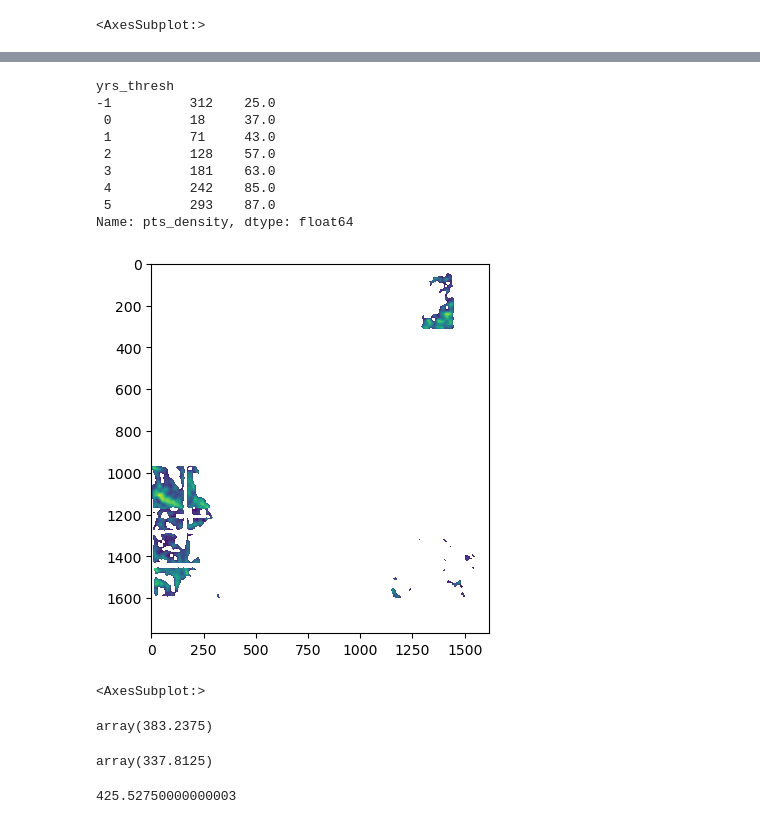
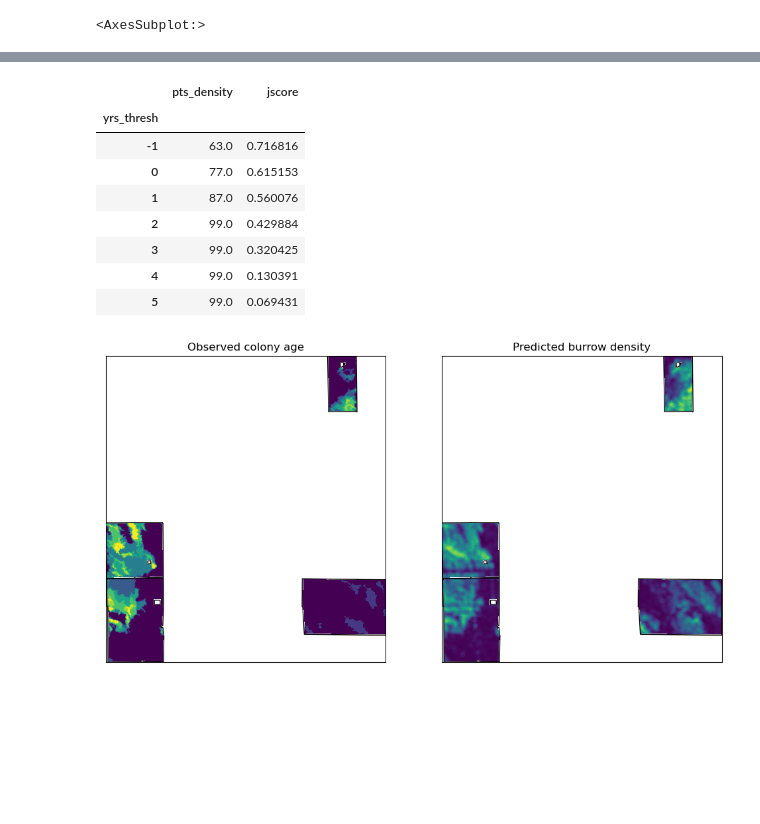
Before and after one commit to kearney-sp/cper_pdog, a Jupyter notebook: cnn_pred_colony.ipynb, the cells around one changed output, grey strips where cells are left out. Cells and saved outputs as stored; diff of their text form; code cells hidden in the pictures; blank space fills up the shorter version.

Commit message:
TBGPEA backup with working prediction and colony validation

```diff
--- a/cnn_pred_colony.ipynb
+++ b/cnn_pred_colony.ipynb
@@ -58,11 +60,9 @@ for i in tqdm(np.unique(cper_xr.values)):
         for f in shps_f_list_sub:
             pts_tmp = gpd.read_file(f)
             pts_tmp = pts_tmp[pts_tmp.geometry != None]
+            if area_thresh is not None:
+                pts_tmp['area'] = pts_tmp['area'].astype('int')
+                pts_tmp = pts_tmp[pts_tmp['area'] >= area_thresh]
             pts_xr = shp2mask(pts_tmp.geometry, cper_xr, cper_xr.rio.transform(), cper_xr.shape,
                               default_value=1, merge_alg=features.MergeAlg.add)
-            cellsize_x, cellsize_y = convolution.calc_cellsize(pts_xr)
-            kernel = convolution.circle_kernel(cellsize_x, cellsize_y, radius=56.42)
-            pts_density_tmp = focal.apply(pts_xr.where(cper_xr == i),
-                                                kernel,
-                                                focal._calc_sum).where(cper_xr == i)
-            pts_density_list.append(pts_density_tmp.where(pts_density_tmp != 0))
+            pts_list.append(pts_xr.where(pts_xr != 0))
@@ -73,2 +69,11 @@ pts_density_xr = xr.DataArray(np.nanmean(pts_density_list, axis=0),
+# %%
+pts_all_xr = xr.DataArray(np.nanmean(pts_list, axis=0),
+             coords=(cper_xr.y, cper_xr.x),
+             dims=('y', 'x'))
+cellsize_x, cellsize_y = convolution.calc_cellsize(pts_xr)
+kernel = convolution.circle_kernel(cellsize_x, cellsize_y, radius=71.176)
+pts_density_xr = focal.apply(pts_all_xr,
+                                    kernel,
+                                    focal._calc_sum)
 # %%
 show(pts_density_xr.data)
@@ -83,6 +89,8 @@ show(da_active.data)
 # %% [output]
 [figure]
 <AxesSubplot:>
+# %%
+pts_density_xr = pts_density_xr.where(da_active.notnull())
 # %%
 df_active = da_active.to_dataframe(name='yrs_active')
 df_old = da_old.to_dataframe(name='yrs_old')
@@ -162,31 +170,35 @@ sns.lineplot(x='pts_density', y='jscore', data=df_val, hue='yrs_thresh')
 # %%
-df_val.groupby('yrs_thresh').apply(lambda x: x['pts_density'][x['jscore'] == x['jscore'].max()])
+df_val_smry = pd.DataFrame(df_val.groupby('yrs_thresh').apply(
+    lambda x: x['pts_density'][x['jscore'] == x['jscore'].max()])).droplevel(level=1)
+df_val_smry['jscore'] = df_val.groupby('yrs_thresh').apply(lambda x: x['jscore'].max())
+display(df_val_smry)
 # %% [output]
-yrs_thresh
--1          312    25.0
- 0          18     37.0
- 1          71     43.0
- 2          128    57.0
- 3          181    63.0
- 4          242    85.0
- 5          293    87.0
-Name: pts_density, dtype: float64
+|  | pts_density | jscore |
+| yrs_thresh |  |  |
+| -1 | 63.0 | 0.716816 |
+| 0 | 77.0 | 0.615153 |
+| 1 | 87.0 | 0.560076 |
+| 2 | 99.0 | 0.429884 |
+| 3 | 99.0 | 0.320425 |
+| 4 | 99.0 | 0.130391 |
+| 5 | 99.0 | 0.069431 |
 # %%
-pts_thresh = 37
-show(pts_density_xr.where(pts_density_xr > pts_thresh).data)
+import matplotlib.pyplot as plt
+pts_thresh = df_val_smry['pts_density'][df_val_smry.index==0][0]
+fig, axs = plt.subplots(ncols=2, figsize=(12, 6))
+
+cper.plot(fc='white', ec='black', ax=axs[0])
+show(da_active.data, ax=axs[0], transform=da_active.rio.transform(), zorder=5)
+show(da_old.where(da_old == 1).data, ax=axs[0], transform=da_old.rio.transform(), clim=(0, 6), zorder=8)
+show(da_active.where(da_active > 0).data, ax=axs[0], transform=da_active.rio.transform(), clim=(-1, 6), zorder=10)
+axs[0].set_title('Observed colony age')
+
+cper.plot(fc='white', ec='black', ax=axs[1])
+show(pts_density_xr.data, ax=axs[1], transform=pts_density_xr.rio.transform(), zorder=10)
+axs[1].set_title('Predicted burrow density')
+
+for ax in axs:
+    ax.axes.get_xaxis().set_visible(False)
+    ax.axes.get_yaxis().set_visible(False)
 # %% [output]
-[figure, old version]
+[figure, new version]
-<AxesSubplot:>
-# %%
-((pts_density_xr > pts_thresh).sum()*5.0**2*0.0001).values
-# %% [output]
-array(383.2375)
-# %%
-((da_active > 0).sum()*5.0**2*0.0001).values
-# %% [output]
-array(337.8125)
-# %%
-((da_active > 0).sum()*5.0**2*0.0001).values + \
-((da_old == 1).sum()*5.0**2*0.0001).values
-# %% [output]
-425.52750000000003
```
Also changed, not shown: parts of 13 cells of this notebook, 1 other file.
